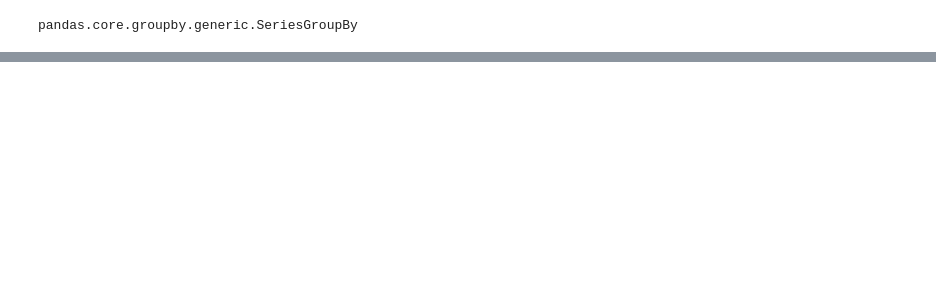
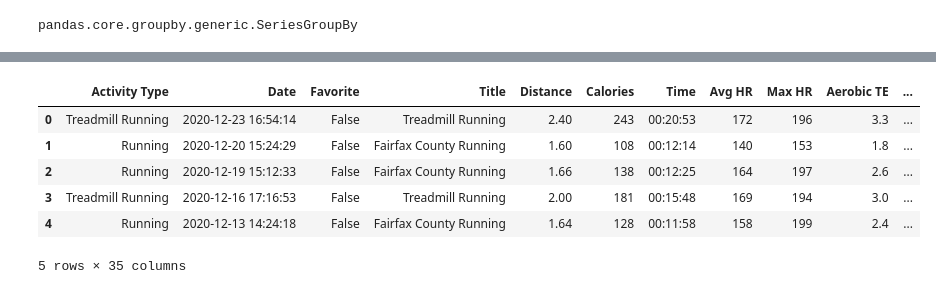
Before and after one commit to keithkruelskie/athlete_prediction, a Jupyter notebook: scratch_work.ipynb, the cells around one changed output, grey strips where cells are left out. Cells and saved outputs as stored; diff of their text form; code cells hidden in the pictures; blank space fills up the shorter version.

```diff
--- a/scratch_work.ipynb
+++ b/scratch_work.ipynb
@@ -218,0 +304,2 @@ pandas.core.groupby.generic.SeriesGroupBy
+# %%
+jb = pd.read_csv('./data/raw/Garmin/06_jen-all-activities.csv')
@@ -218,0 +347,10 @@ pandas.core.groupby.generic.SeriesGroupBy
+# %%
+jb.head()
+# %% [output]
+|  | Activity Type | Date | Favorite | Title | Distance | Calories | Time | Avg HR | Max HR | Aerobic TE | ... |
+| 0 | Treadmill Running | 2020-12-23 16:54:14 | False | Treadmill Running | 2.40 | 243 | 00:20:53 | 172 | 196 | 3.3 | ... |
+| 1 | Running | 2020-12-20 15:24:29 | False | Fairfax County Running | 1.60 | 108 | 00:12:14 | 140 | 153 | 1.8 | ... |
+| 2 | Running | 2020-12-19 15:12:33 | False | Fairfax County Running | 1.66 | 138 | 00:12:25 | 164 | 197 | 2.6 | ... |
+| 3 | Treadmill Running | 2020-12-16 17:16:53 | False | Treadmill Running | 2.00 | 181 | 00:15:48 | 169 | 194 | 3.0 | ... |
+| 4 | Running | 2020-12-13 14:24:18 | False | Fairfax County Running | 1.64 | 128 | 00:11:58 | 158 | 199 | 2.4 | ... |
+5 rows × 35 columns
```
Also changed, not shown: parts of 19 cells of this notebook, 14 other files.
